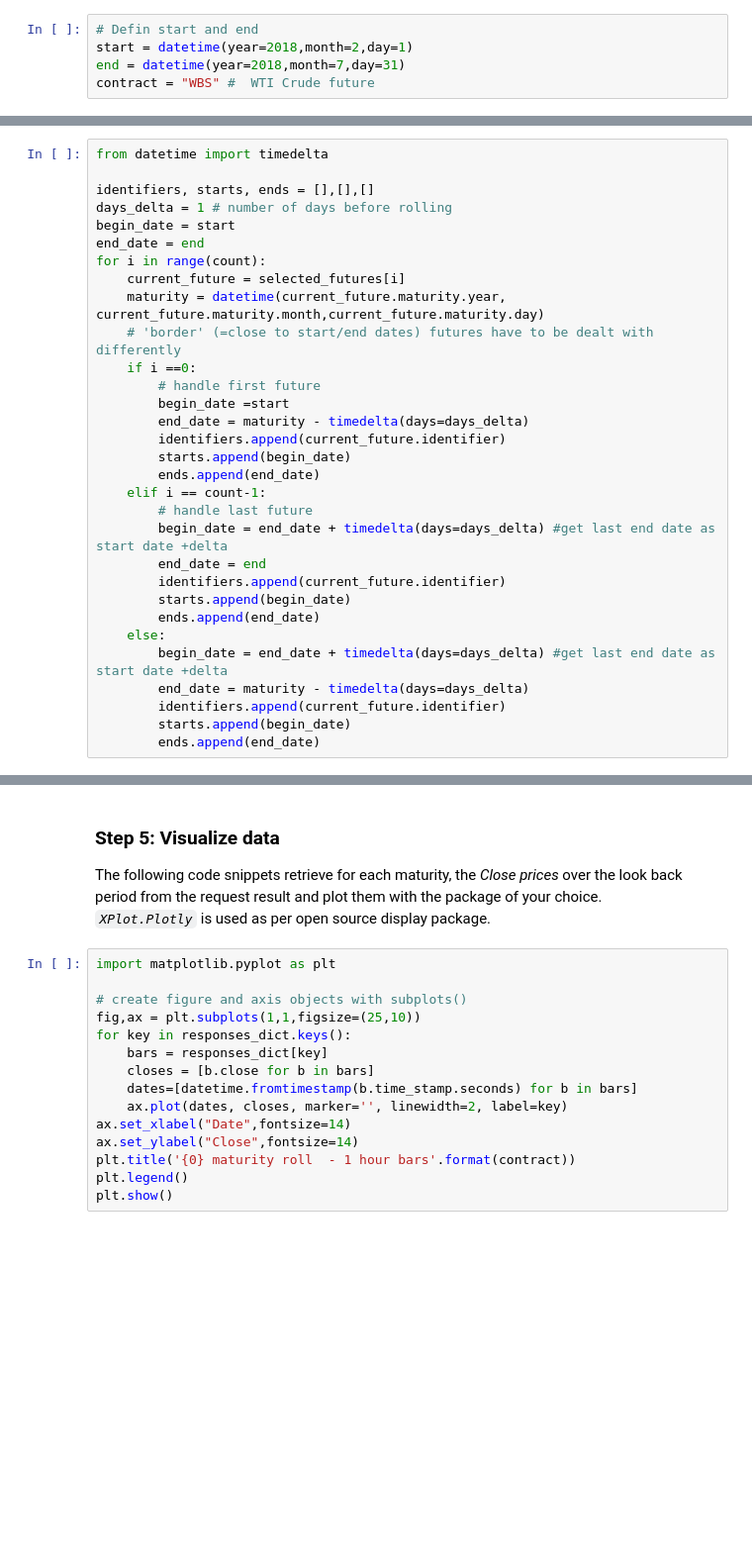
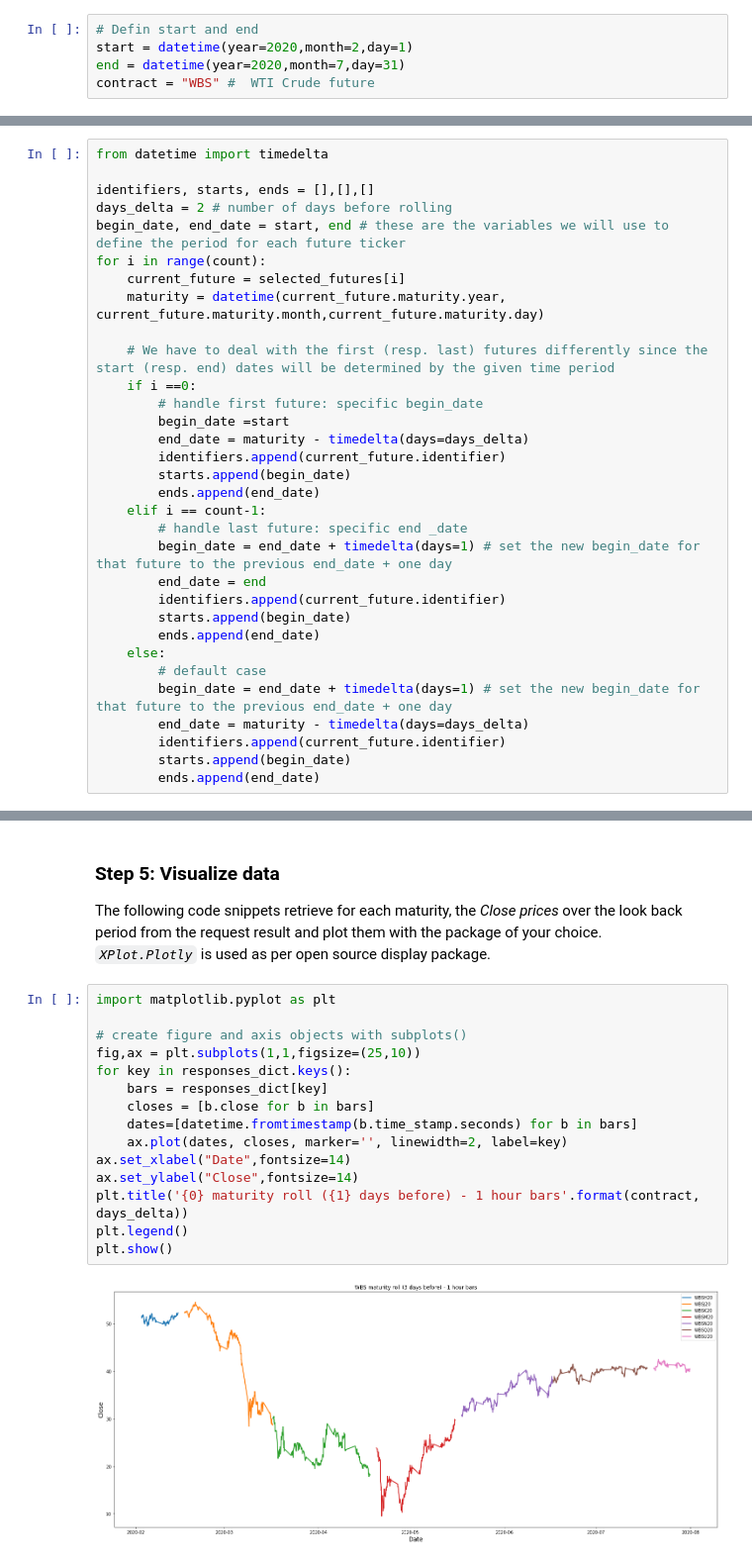
Before and after one commit to systemathics/notebook-examples, a Jupyter notebook: python/6-Future roll/roll_maturity.ipynb, the cells around one changed output, grey strips where cells are left out. Shown: that part at 99% size. Drawn from its saved outputs; the diff is of its cells as text; blank space fills up the shorter version.

Commit message:
Fixed roll_maturity not continuous when changing days delta

```diff
--- a/python/6-Future roll/roll_maturity.ipynb
+++ b/python/6-Future roll/roll_maturity.ipynb
@@ -74,8 +94,8 @@ display(token)
 In a first time the user has to decide the lookup time span and the selected instrument.<br>
 # %%
 # Defin start and end
-start = datetime(year=2018,month=2,day=1)
-end = datetime(year=2018,month=7,day=31)
+start = datetime(year=2020,month=2,day=1)
+end = datetime(year=2020,month=7,day=31)
 contract = "WBS" #  WTI Crude future
 # %% [markdown]
 #### 3.2 Future selection
@@ -126,29 +150,30 @@ print("Total futures selected: ", count)
 from datetime import timedelta
 
 identifiers, starts, ends = [],[],[]
-days_delta = 1 # number of days before rolling
-begin_date = start
-end_date = end
+days_delta = 2 # number of days before rolling
+begin_date, end_date = start, end # these are the variables we will use to define the period for each future ticker
 for i in range(count):
     current_future = selected_futures[i]
     maturity = datetime(current_future.maturity.year, current_future.maturity.month,current_future.maturity.day)
-    # 'border' (=close to start/end dates) futures have to be dealt with differently
+
+    # We have to deal with the first (resp. last) futures differently since the start (resp. end) dates will be determined by the given time period
     if i ==0:
-        # handle first future
+        # handle first future: specific begin_date
         begin_date =start
         end_date = maturity - timedelta(days=days_delta)
         identifiers.append(current_future.identifier)
         starts.append(begin_date)
         ends.append(end_date)
     elif i == count-1:
-        # handle last future
-        begin_date = end_date + timedelta(days=days_delta) #get last end date as start date +delta
+        # handle last future: specific end _date
+        begin_date = end_date + timedelta(days=1) # set the new begin_date for that future to the previous end_date + one day
         end_date = end
         identifiers.append(current_future.identifier)
         starts.append(begin_date)
         ends.append(end_date)
     else:
-        begin_date = end_date + timedelta(days=days_delta) #get last end date as start date +delta
+        # default case
+        begin_date = end_date + timedelta(days=1) # set the new begin_date for that future to the previous end_date + one day
         end_date = maturity - timedelta(days=days_delta)
         identifiers.append(current_future.identifier)
         starts.append(begin_date)
@@ -233,15 +269,17 @@ The following code snippets retrieve for each maturity, the *Close prices* over
 # %%
 import matplotlib.pyplot as plt
 
 # create figure and axis objects with subplots()
 fig,ax = plt.subplots(1,1,figsize=(25,10))
 for key in responses_dict.keys():
     bars = responses_dict[key]
     closes = [b.close for b in bars]
     dates=[datetime.fromtimestamp(b.time_stamp.seconds) for b in bars]
     ax.plot(dates, closes, marker='', linewidth=2, label=key)
 ax.set_xlabel("Date",fontsize=14)
 ax.set_ylabel("Close",fontsize=14)
-plt.title('{0} maturity roll  - 1 hour bars'.format(contract))
+plt.title('{0} maturity roll ({1} days before) - 1 hour bars'.format(contract, days_delta))
 plt.legend()
 plt.show()
+# %% [output]
+[figure, added]
```
Also changed, not shown: parts of 6 cells of this notebook, 1 other file.
